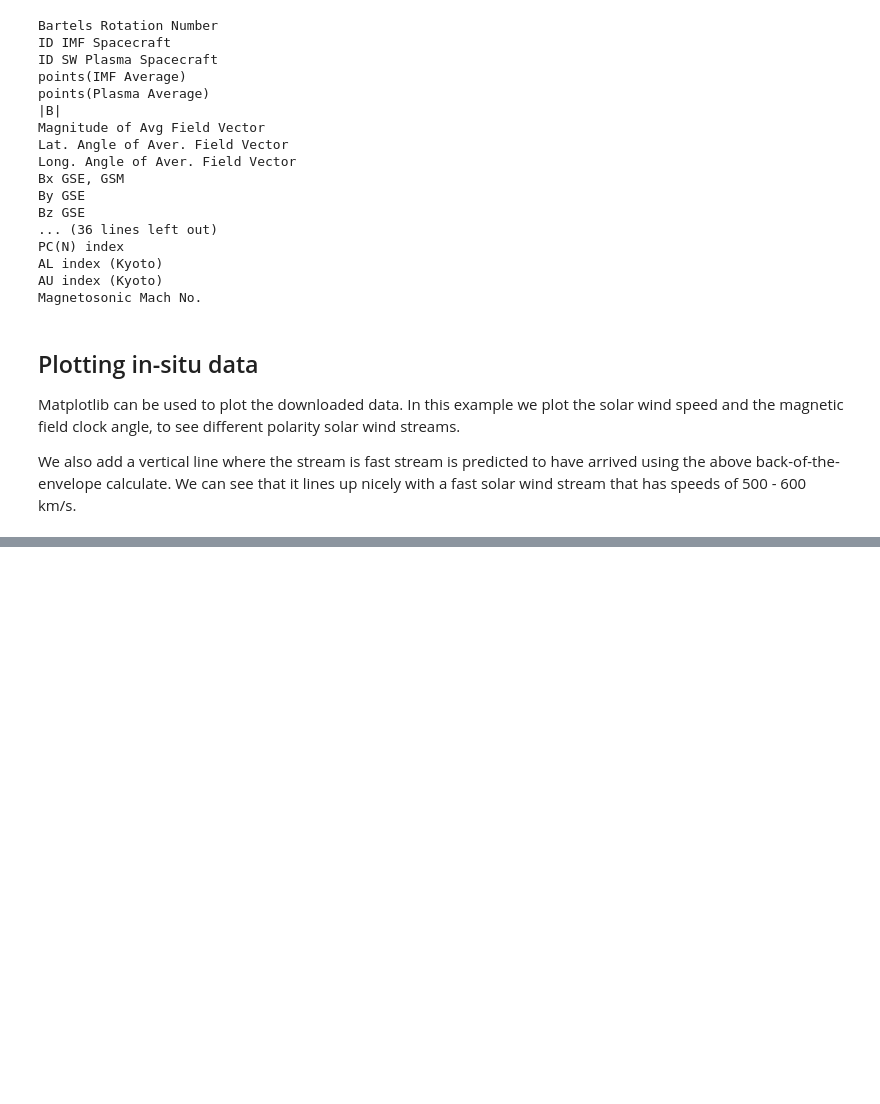
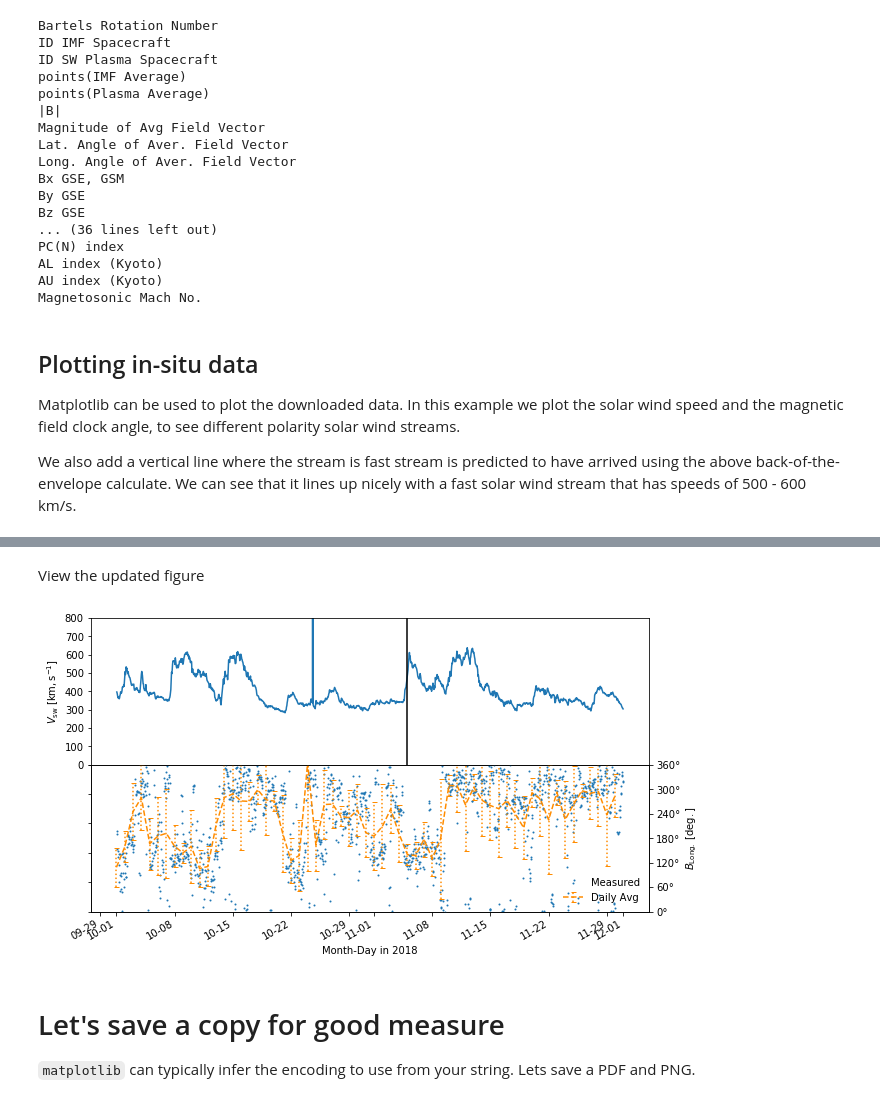
Before and after one commit to dstansby/notebooks, a Jupyter notebook: SHINE/shine.ipynb, the cells around one changed output, grey strips where cells are left out. Cells and saved outputs as stored; diff of their text form; code cells hidden in the pictures; blank space fills up the shorter version.

```diff
--- a/SHINE/shine.ipynb
+++ b/SHINE/shine.ipynb
@@ -150,0 +247,10 @@ ax.set_ylim(0, 360)
+# %% [markdown]
+View the updated figure
+# %%
+fig
+# %% [output]
+[figure, added]
+# %% [markdown]
+# Let's save a copy for good measure
+
+`matplotlib` can typically infer the encoding to use from your string. Lets save a PDF and PNG.
```
Also changed, not shown: parts of 18 cells of this notebook.
